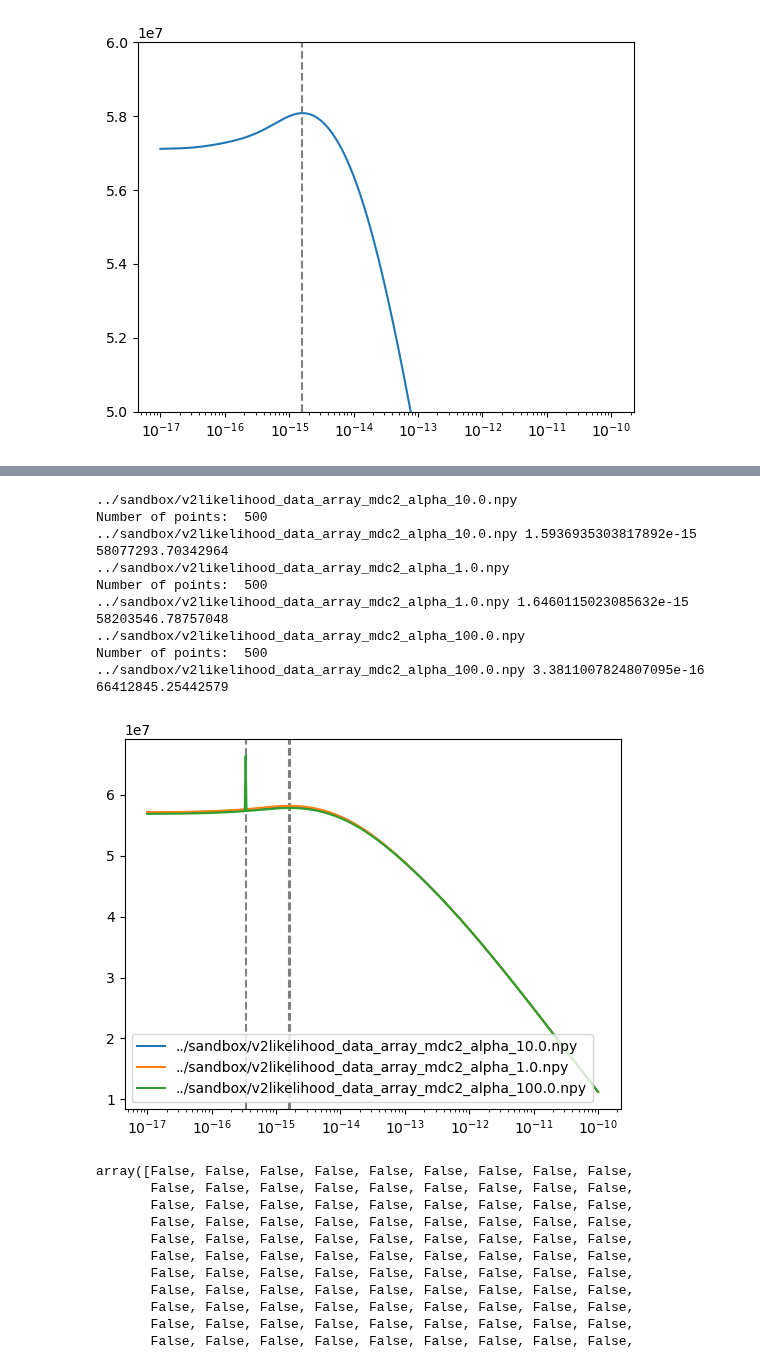
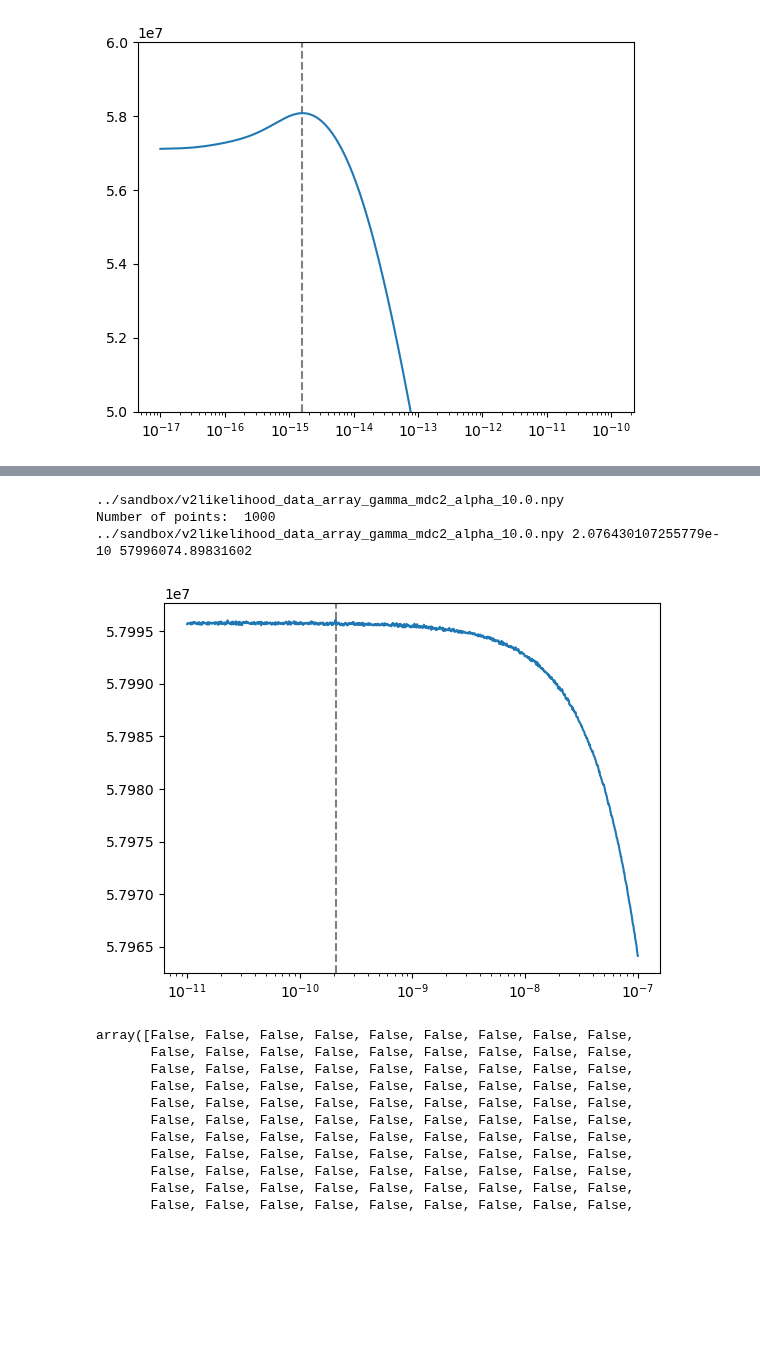
Before and after one commit to tomkimpson/Argus, a Jupyter notebook: notebooks/12.plot_likelihood_curves.ipynb, the cells around one changed output, grey strips where cells are left out. Saved outputs shown, nothing was run; the diff lists cells and outputs as text; code cells hidden in the pictures; blank space fills up the shorter version.

```diff
--- a/notebooks/12.plot_likelihood_curves.ipynb
+++ b/notebooks/12.plot_likelihood_curves.ipynb
@@ -222,54 +296,40 @@ Number of points:  500
 # %%
+
 import numpy as np
 import matplotlib.pyplot as plt
 import glob
 
 
 
+f = "../sandbox/v2likelihood_data_array_gamma_mdc2_alpha_10.0.npy"
 
 
 
 
-files = glob.glob("../sandbox/v2likelihood_data_array_mdc2_alpha*.npy")
+print(f)
+data = np.load(f)
 
+x = data[:,0]
+y = data[:,1]
+print("Number of points: ", len(x))
 
-yvals = []
+idx_max = np.argmax(y)
+x_max = x[idx_max]
+y_max = y[idx_max]
+plt.axvline(x_max,c='0.5',ls='--')
 
-for f in files:
-    print(f)
-    data = np.load(f)
-
-    x = data[:,0]
-    y = data[:,1]
-    print("Number of points: ", len(x))
-
-    yvals.extend([y])
-
-    idx_max = np.argmax(y)
-    x_max = x[idx_max]
-    y_max = y[idx_max]
-    plt.axvline(x_max,c='0.5',ls='--')
-
-    plt.plot(x,y,label=f)
-    print(f, x_max, y_max)
+plt.plot(x,y,label=f)
+print(f, x_max, y_max)
 
 
 plt.xscale("log")
 
-
-plt.legend()
 plt.show()
 # %% [output]
-../sandbox/v2likelihood_data_array_mdc2_alpha_10.0.npy
-Number of points:  500
-../sandbox/v2likelihood_data_array_mdc2_alpha_10.0.npy 1.5936935303817892e-15 58077293.70342964
-../sandbox/v2likelihood_data_array_mdc2_alpha_1.0.npy
-Number of points:  500
-../sandbox/v2likelihood_data_array_mdc2_alpha_1.0.npy 1.6460115023085632e-15 58203546.78757048
-../sandbox/v2likelihood_data_array_mdc2_alpha_100.0.npy
-Number of points:  500
-../sandbox/v2likelihood_data_array_mdc2_alpha_100.0.npy 3.3811007824807095e-16 66412845.25442579
+../sandbox/v2likelihood_data_array_gamma_mdc2_alpha_10.0.npy
+Number of points:  1000
+../sandbox/v2likelihood_data_array_gamma_mdc2_alpha_10.0.npy 2.076430107255779e-10 57996074.89831602
-[figure, old version]
+[figure, new version]
 # %%
 yvals[0] == yvals[1]
 # %% [output]
```
Also changed, not shown: parts of 3 cells of this notebook, 26 other files.
